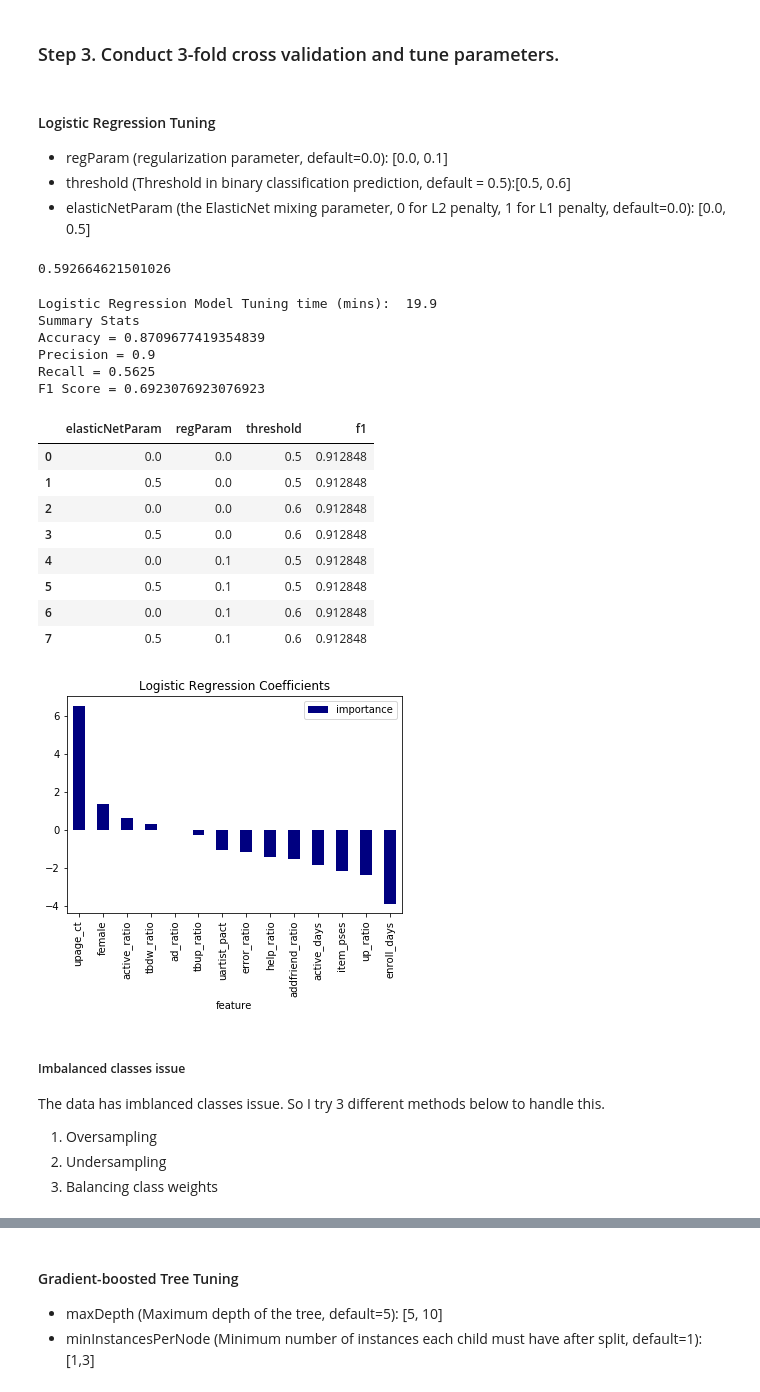
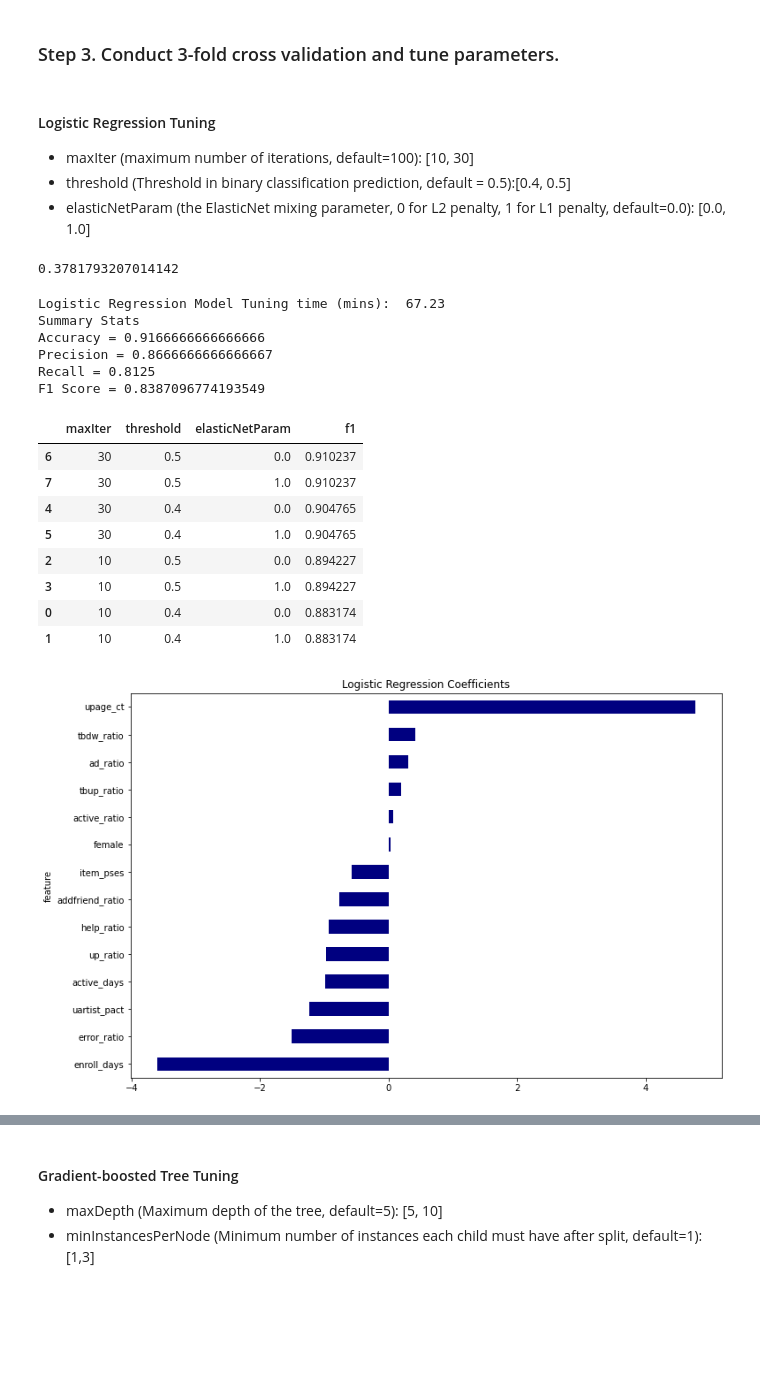
Before and after one commit to kellyhe/Churn_Prediction_Spark, a Jupyter notebook: Sparkify_Churn_Prediction.ipynb, the cells around one changed output, grey strips where cells are left out. Drawn from its saved outputs; the diff is of its cells as text; code cells hidden in the pictures; blank space fills up the shorter version.

Commit message:
Update Modelling and Evaluation section and save images

```diff
--- a/Sparkify_Churn Prediction_Local.ipynb
+++ b/Sparkify_Churn_Prediction.ipynb
@@ -1096,7 +1100,7 @@ def initial_model(numcols,catcols,classifier = LogisticRegression(maxIter=10),tr
 
     end = time.time()
 
-    return pipeline,Model, prediction,round(end-start)/60
+    return pipeline,Model, prediction,round(round(end-start)/60,2)
 # %%
 #evaluation function
 def evaluation(prediction):
@@ -1228,7 +1248,7 @@ def model_tuning(pipeline,paramGrid,train = train, test = test):
     cvprediction = cvmodel.transform(test)
     end = time.time()
 
-    return cvmodel, cvprediction,round(end-start)/60
+    return cvmodel, cvprediction,round(round(end-start)/60,2)
 # %%
 # check grid search results
 def cvmodel_result(cvmodel):
@@ -1264,9 +1284,9 @@ def feature_importance(cvmodel,metric):
     return f_df
 # %% [markdown]
 #### Logistic Regression Tuning
- - regParam (regularization parameter, default=0.0): [0.0, 0.1]
- - threshold (Threshold in binary classification prediction, default = 0.5):[0.5, 0.6]
- - elasticNetParam (the ElasticNet mixing parameter, 0 for L2 penalty, 1 for L1 penalty, default=0.0): [0.0, 0.5]
+ - maxIter (maximum number of iterations, default=100): [10, 30]
+ - threshold (Threshold in binary classification prediction, default = 0.5):[0.4, 0.5]
+ - elasticNetParam (the ElasticNet mixing parameter, 0 for L2 penalty, 1 for L1 penalty, default=0.0): [0.0, 1.0]
 # %%
 # Extract the summary from the returned LogisticRegressionModel instance trained
 trainingSummary = model_lr.stages[-1].summary
@@ -1277,51 +1297,46 @@ bestThreshold = fMeasure.where(fMeasure['F-Measure'] == maxFMeasure['max(F-Measu
     .select('threshold').head()['threshold']
 bestThreshold
 # %% [output]
-0.592664621501026
+0.3781793207014142
 # %%
-# parameter grid: regularization parameter,threshold, the ElasticNet mixing parameter.
+# parameter grid: maxIter,threshold, the ElasticNet mixing parameter.
 paramGrid_lr = ParamGridBuilder() \
-    .addGrid(model_lr.stages[-1].regParam,[0.0,0.1]) \
-    .addGrid(model_lr.stages[-1].threshold,[0.5,0.6]) \
-    .addGrid(model_lr.stages[-1].elasticNetParam, [0.0,0.5]) \
+    .addGrid(model_lr.stages[-1].maxIter,[10, 30]) \
+    .addGrid(model_lr.stages[-1].threshold,[0.4,0.5]) \
+    .addGrid(model_lr.stages[-1].elasticNetParam, [0.0,1.0]) \
     .build()
 # %%
 # tune the model
 cvmodel_lr, cvprediction_lr, cvtime_lr = model_tuning(pipeline_lr,paramGrid_lr,train, test)
 print('Logistic Regression Model Tuning time (mins): ',cvtime_lr)
 cvacc_lr, cvf1_lr = evaluation(cvprediction_lr)
-# F1 score on test data does not change compare to the initial model.
+# F1 score on test data even decrease compared to the initial model. (overfitting on training data)
 # %% [output]
-Logistic Regression Model Tuning time (mins):  19.9
+Logistic Regression Model Tuning time (mins):  67.23
 Summary Stats
-Accuracy = 0.8709677419354839
-Precision = 0.9
-Recall = 0.5625
-F1 Score = 0.6923076923076923
+Accuracy = 0.9166666666666666
+Precision = 0.8666666666666667
+Recall = 0.8125
+F1 Score = 0.8387096774193549
 # %%
 # training model results
 cvmodel_result(cvmodel_lr)
 # %% [output]
-|  | elasticNetParam | regParam | threshold | f1 |
-| 0 | 0.0 | 0.0 | 0.5 | 0.912848 |
-| 1 | 0.5 | 0.0 | 0.5 | 0.912848 |
-| 2 | 0.0 | 0.0 | 0.6 | 0.912848 |
-| 3 | 0.5 | 0.0 | 0.6 | 0.912848 |
-| 4 | 0.0 | 0.1 | 0.5 | 0.912848 |
-| 5 | 0.5 | 0.1 | 0.5 | 0.912848 |
-| 6 | 0.0 | 0.1 | 0.6 | 0.912848 |
-| 7 | 0.5 | 0.1 | 0.6 | 0.912848 |
+|  | maxIter | threshold | elasticNetParam | f1 |
+| 6 | 30 | 0.5 | 0.0 | 0.910237 |
+| 7 | 30 | 0.5 | 1.0 | 0.910237 |
+| 4 | 30 | 0.4 | 0.0 | 0.904765 |
+| 5 | 30 | 0.4 | 1.0 | 0.904765 |
+| 2 | 10 | 0.5 | 0.0 | 0.894227 |
+| 3 | 10 | 0.5 | 1.0 | 0.894227 |
+| 0 | 10 | 0.4 | 0.0 | 0.883174 |
+| 1 | 10 | 0.4 | 1.0 | 0.883174 |
 # %%
 # Coefficients
 lr_imp = feature_importance(cvmodel_lr,cvmodel_lr.bestModel.stages[-1].coefficients)
 lr_imp['odds'] = np.exp(lr_imp['importance'])
-lr_imp.plot(kind ='bar',x ='feature',y='importance',color ='navy',\
-            title = 'Logistic Regression Coefficients');
+lr_imp.plot(kind ='barh',x ='feature',y='importance',color ='navy',legend=None,\
+            title = 'Logistic Regression Coefficients',figsize = (12,8)).invert_yaxis();
+plt.savefig('images/cvlr_coef.png')
 # %% [output]
-[figure, old version]
+[figure, new version]
-# %% [markdown]
-##### Imbalanced classes issue
-The data has imblanced classes issue. So I try 3 different methods below to handle this.
-1. Oversampling
-2. Undersampling
-3. Balancing class weights
```
Also changed, not shown: parts of 68 cells of this notebook, 6 other files.
